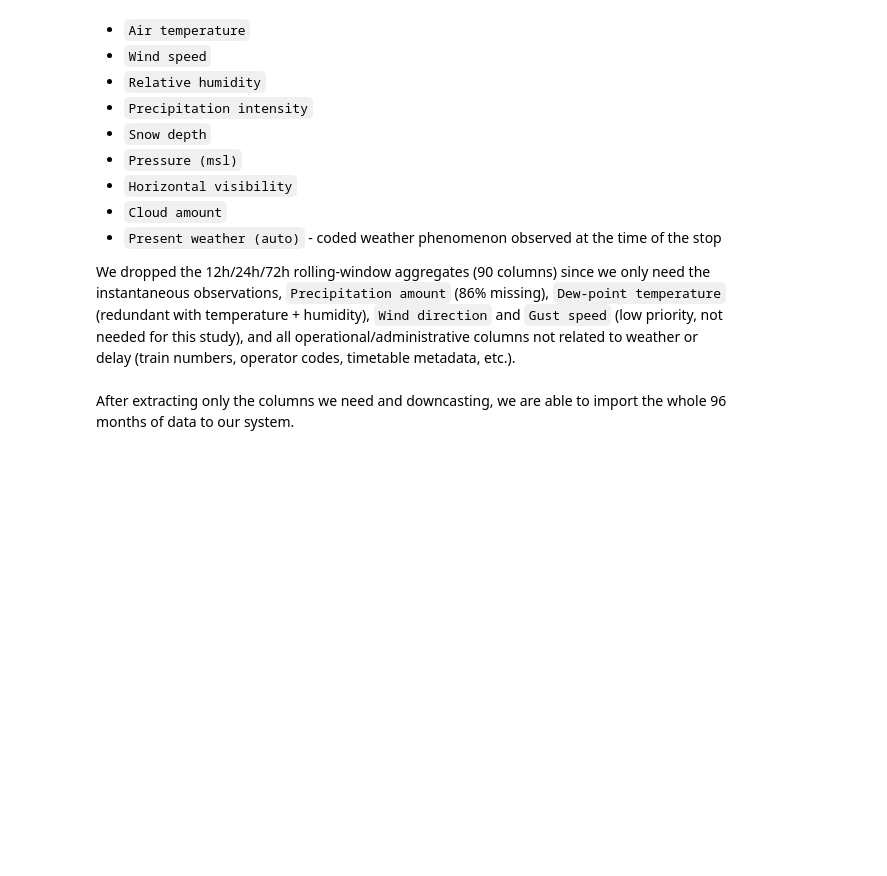
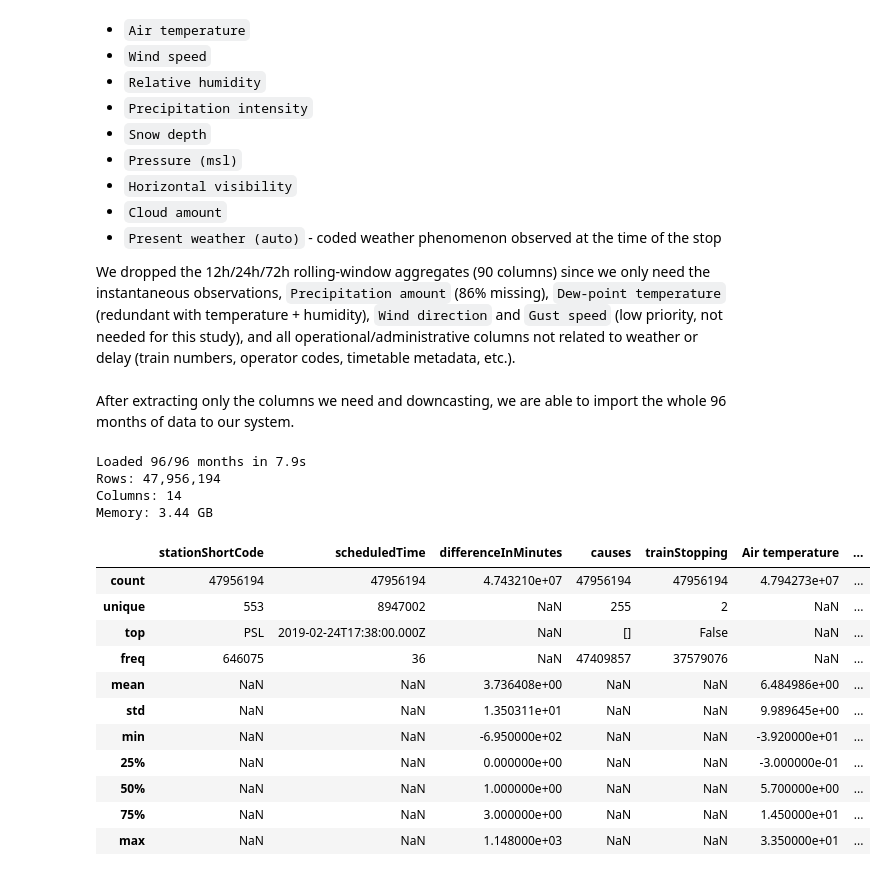
Before and after one commit to alekkiq/dkko-g2, a Jupyter notebook: project/project.ipynb, the cells around one changed output. Drawn from its saved outputs; the diff is of its cells as text; code cells hidden in the pictures; blank space fills up the shorter version.

```diff
--- a/project/project.ipynb
+++ b/project/project.ipynb
@@ -200,3 +203,59 @@ df_selected[float_cols] = df_selected[float_cols].astype('float32')
 df_selected['stationShortCode'] = df_selected['stationShortCode'].astype('category')
 # %% [markdown]
 After extracting only the columns we need and downcasting, we are able to import the whole 96 months of data to our system.
+# %%
+import time
+
+#load every monthly parquet file from 2018-01 to 2025-12, keeping only the selected columns
+months = pd.period_range('2018-01', '2025-12', freq='M')
+frames = []
+failed = []
+
+start = time.time()
+for period in months:
+    month_file = Path(path) / f"matched_data_flat_{period.strftime('%Y_%m')}.parquet"
+    try:
+        month_df = pd.read_parquet(month_file, columns=selected_cols)
+    except Exception as e:
+        failed.append((month_file.name, str(e)))
+        continue
+
+    float_cols = month_df.select_dtypes(include='float64').columns
+    month_df[float_cols] = month_df[float_cols].astype('float32')
+    month_df['stationShortCode'] = month_df['stationShortCode'].astype('category')
+    month_df['causes'] = month_df['causes'].astype('category')
+    frames.append(month_df)
+
+df_all = pd.concat(frames, ignore_index=True)
+df_all['stationShortCode'] = df_all['stationShortCode'].astype('category')
+df_all['causes'] = df_all['causes'].astype('category')
+
+elapsed = time.time() - start
+print(f"Loaded {len(frames)}/{len(months)} months in {elapsed:.1f}s")
+if failed:
+    print("Failed months:")
+    for name, err in failed:
+        print(f"  {name}: {err}")
+
+print(f"Rows: {len(df_all):,}")
+print(f"Columns: {len(df_all.columns)}")
+print(f"Memory: {df_all.memory_usage(deep=True).sum() / 1024**3:.2f} GB")
+
+df_all.describe(include='all')
+# %% [output]
+Loaded 96/96 months in 7.9s
+Rows: 47,956,194
+Columns: 14
+Memory: 3.44 GB
+|  | stationShortCode | scheduledTime | differenceInMinutes | causes | trainStopping | Air temperature | ... |
+| count | 47956194 | 47956194 | 4.743210e+07 | 47956194 | 47956194 | 4.794273e+07 | ... |
+| unique | 553 | 8947002 | NaN | 255 | 2 | NaN | ... |
+| top | PSL | 2019-02-24T17:38:00.000Z | NaN | [] | False | NaN | ... |
+| freq | 646075 | 36 | NaN | 47409857 | 37579076 | NaN | ... |
+| mean | NaN | NaN | 3.736408e+00 | NaN | NaN | 6.484986e+00 | ... |
+| std | NaN | NaN | 1.350311e+01 | NaN | NaN | 9.989645e+00 | ... |
+| min | NaN | NaN | -6.950000e+02 | NaN | NaN | -3.920000e+01 | ... |
+| 25% | NaN | NaN | 0.000000e+00 | NaN | NaN | -3.000000e-01 | ... |
+| 50% | NaN | NaN | 1.000000e+00 | NaN | NaN | 5.700000e+00 | ... |
+| 75% | NaN | NaN | 3.000000e+00 | NaN | NaN | 1.450000e+01 | ... |
+| max | NaN | NaN | 1.148000e+03 | NaN | NaN | 3.350000e+01 | ... |
```
Also changed, not shown: parts of 12 cells of this notebook.
